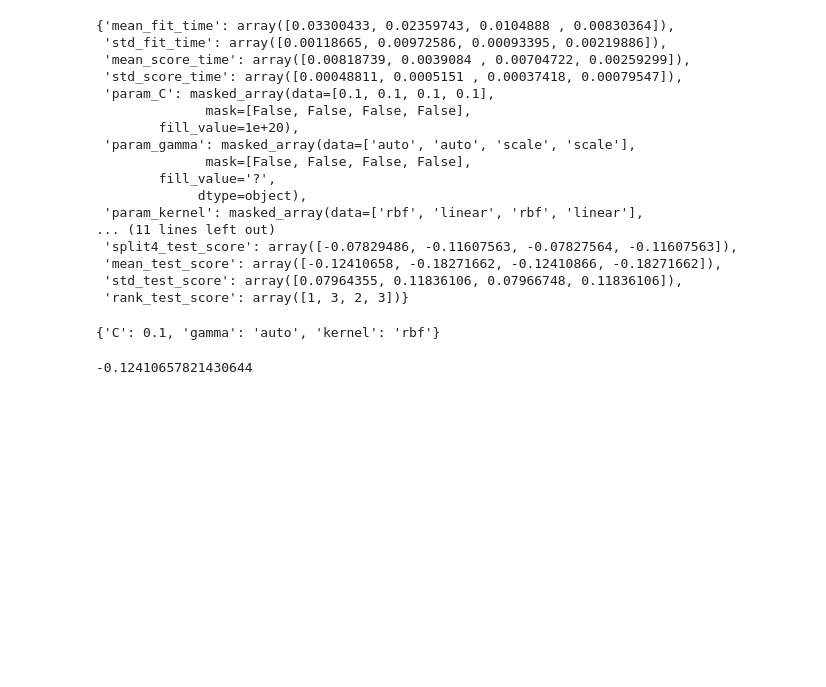
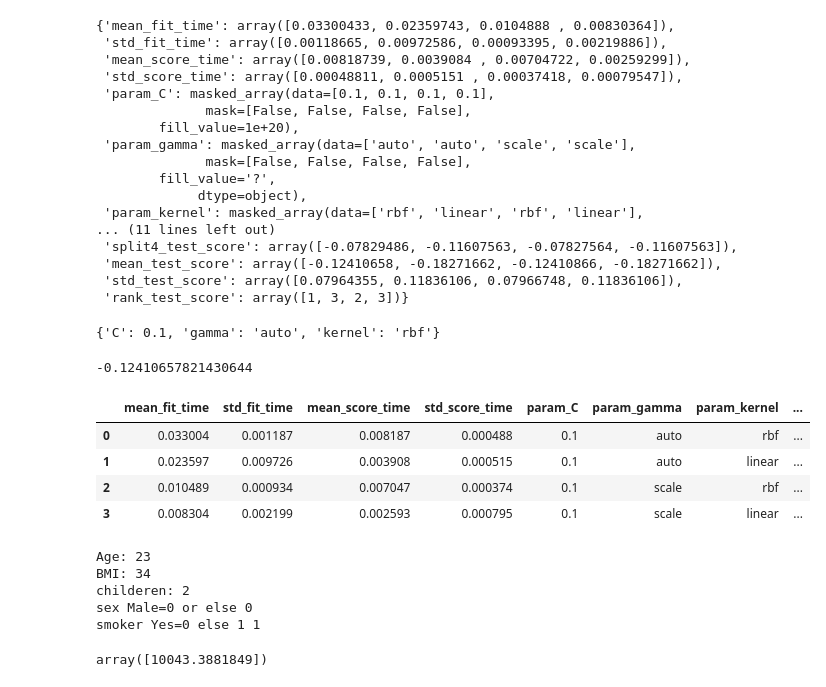
Before and after one commit to jmohan2787/Machine-Learning-Regression, a Jupyter notebook: GridSearchCV/GridSearchCV_Support Vector regression Assignment.ipynb, the cells around one changed output. Saved outputs shown, nothing was run; the diff lists cells and outputs as text; code cells hidden in the pictures; blank space fills up the shorter version.

```diff
--- a/GridSearchCV/GridSearchCV_Support Vector regression Assignment.ipynb
+++ b/GridSearchCV/GridSearchCV_Support Vector regression Assignment.ipynb
@@ -112,4 +112,24 @@ grid.best_score_
 # %% [output]
 -0.12410657821430644
 # %%
-table=pd.DataFrame.from_dict(cv
+table=pd.DataFrame.from_dict(cv)
+# %%
+table
+# %% [output]
+|  | mean_fit_time | std_fit_time | mean_score_time | std_score_time | param_C | param_gamma | param_kernel | ... |
+| 0 | 0.033004 | 0.001187 | 0.008187 | 0.000488 | 0.1 | auto | rbf | ... |
+| 1 | 0.023597 | 0.009726 | 0.003908 | 0.000515 | 0.1 | auto | linear | ... |
+| 2 | 0.010489 | 0.000934 | 0.007047 | 0.000374 | 0.1 | scale | rbf | ... |
+| 3 | 0.008304 | 0.002199 | 0.002593 | 0.000795 | 0.1 | scale | linear | ... |
+# %%
+age=float(input('Age:'))
+bmi_input=float(input('BMI:'))
+childeren=float(input('childeren:'))
+sex=int(input('sex Male=0 or else'))
+smoker=int(input('smoker Yes=0 else 1'))
+# %% [output]
+Age: 23
+BMI: 34
+childeren: 2
+sex Male=0 or else 0
+smoker Yes=0 else 1 1
@@ -115,0 +138,4 @@ table=pd.DataFrame.from_dict(cv
+# %%
+Future_predict
+# %% [output]
+array([10043.3881849])
```
Also changed, not shown: parts of 1 cell of this notebook.
